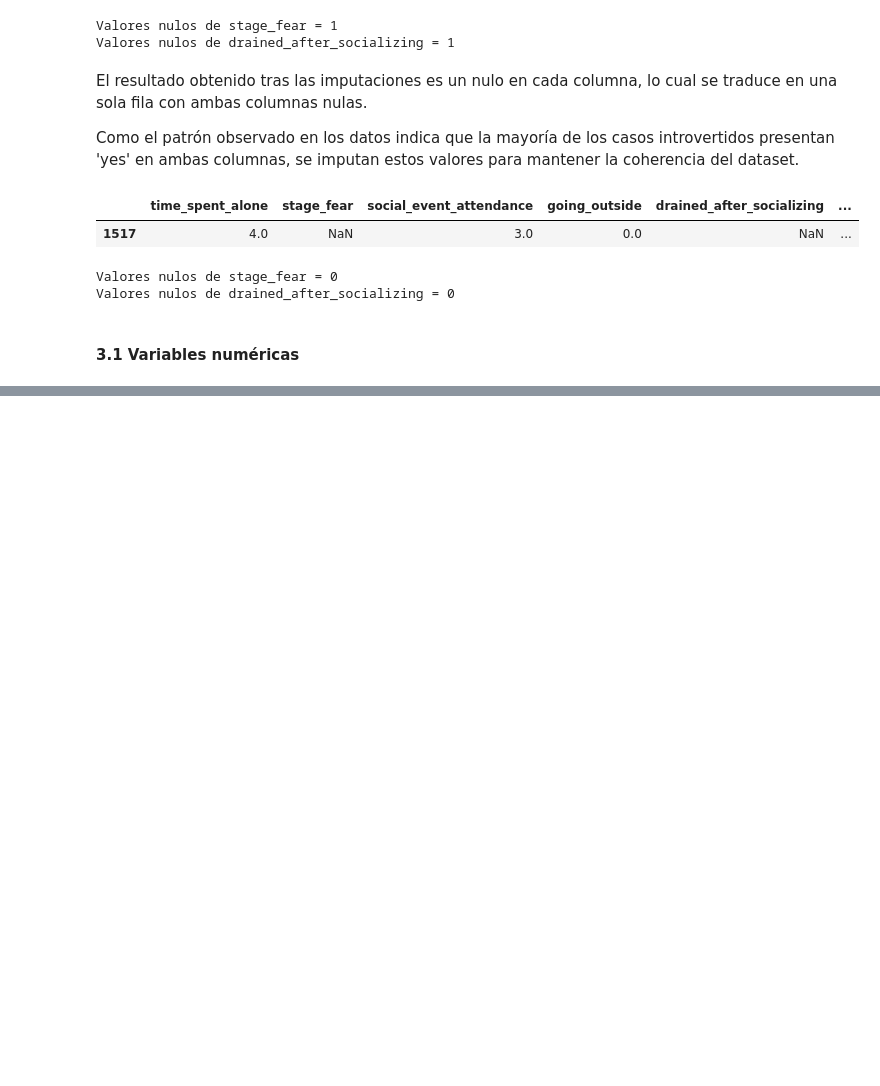
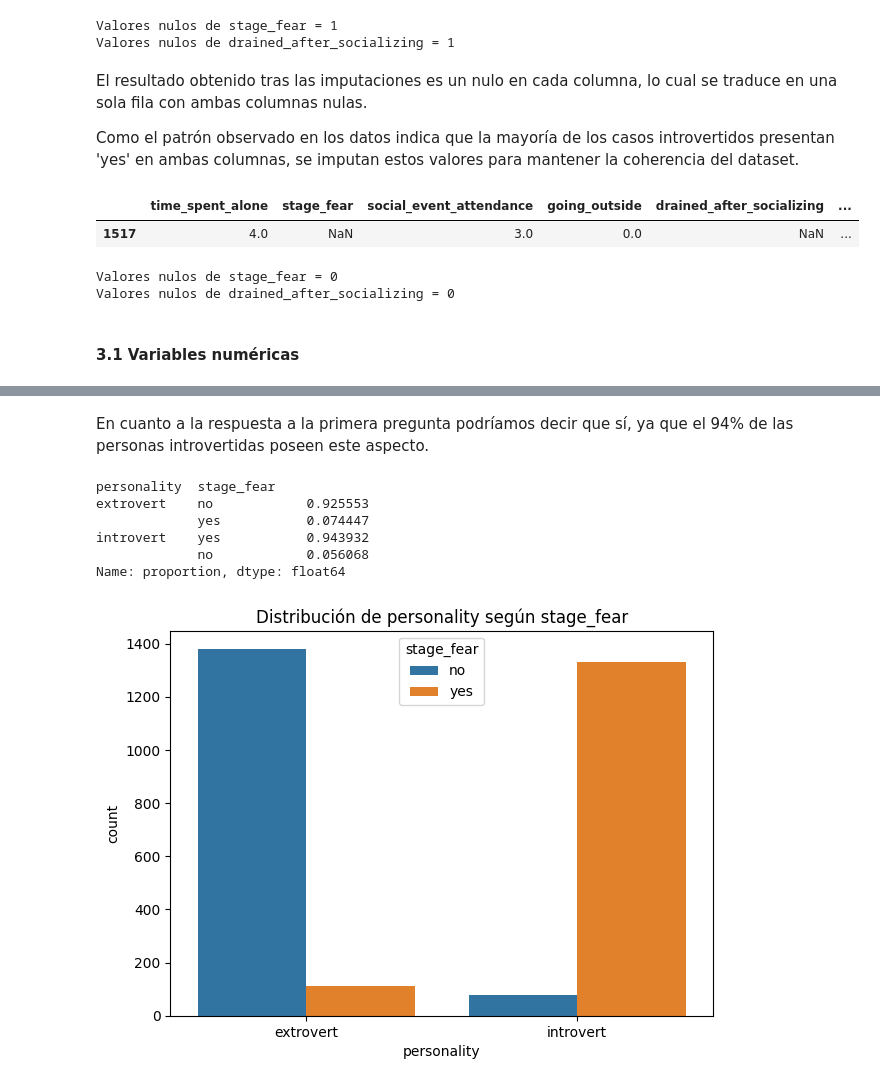
Before and after one commit to Marpp98/EDA_Extrovert_VS_Introvert_behaviour, a Jupyter notebook: notebooks/notebook.ipynb, the cells around one changed output, grey strips where cells are left out. Drawn from its saved outputs; the diff is of its cells as text; code cells hidden in the pictures; blank space fills up the shorter version.

```diff
--- a/notebooks/notebook.ipynb
+++ b/notebooks/notebook.ipynb
@@ -466,0 +527,22 @@ Name: post_frequency, dtype: float64
+# %%
+def grafico_barras_categoricas_target(df,categoricas,target):
+    for i in categoricas:
+        plt.figure(figsize=(7,5))
+        sns.countplot(data=df, x=target, hue=i)
+        plt.title(f'Distribución de {target} según {i}')
+        plt.show()
+# %% [markdown]
+En cuanto a la respuesta a la primera pregunta podríamos decir que sí, ya que el 94% de las personas introvertidas poseen este aspecto.
+# %%
+df.groupby('personality')['stage_fear'].value_counts(normalize=True)
+# %% [output]
+personality  stage_fear
+extrovert    no            0.925553
+             yes           0.074447
+introvert    yes           0.943932
+             no            0.056068
+Name: proportion, dtype: float64
+# %%
+grafico_barras_categoricas_target(df,['stage_fear'],target)
+# %% [output]
+[figure, added]
```
Also changed, not shown: parts of 44 cells of this notebook.
